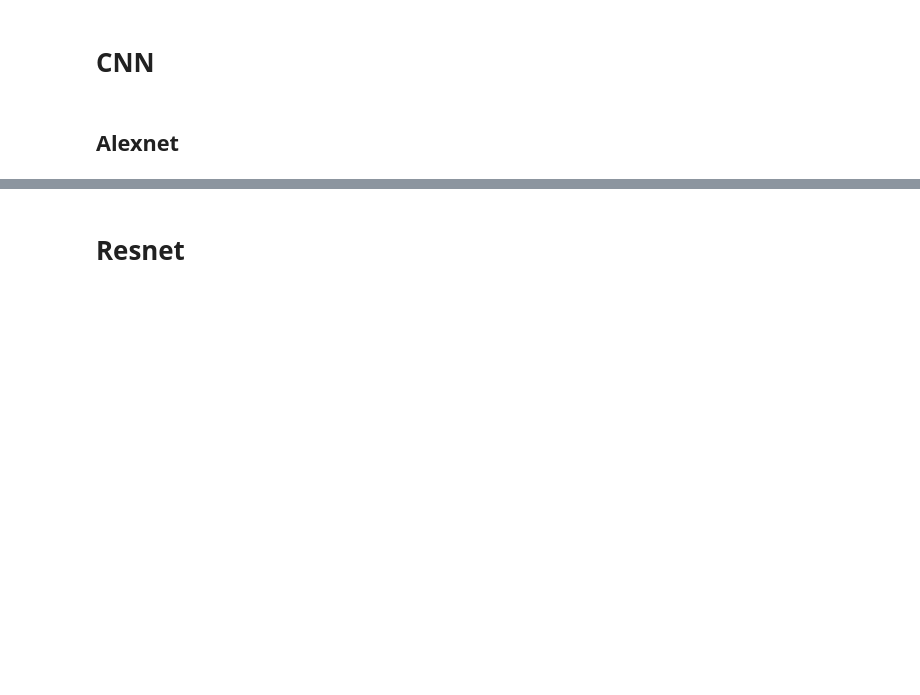
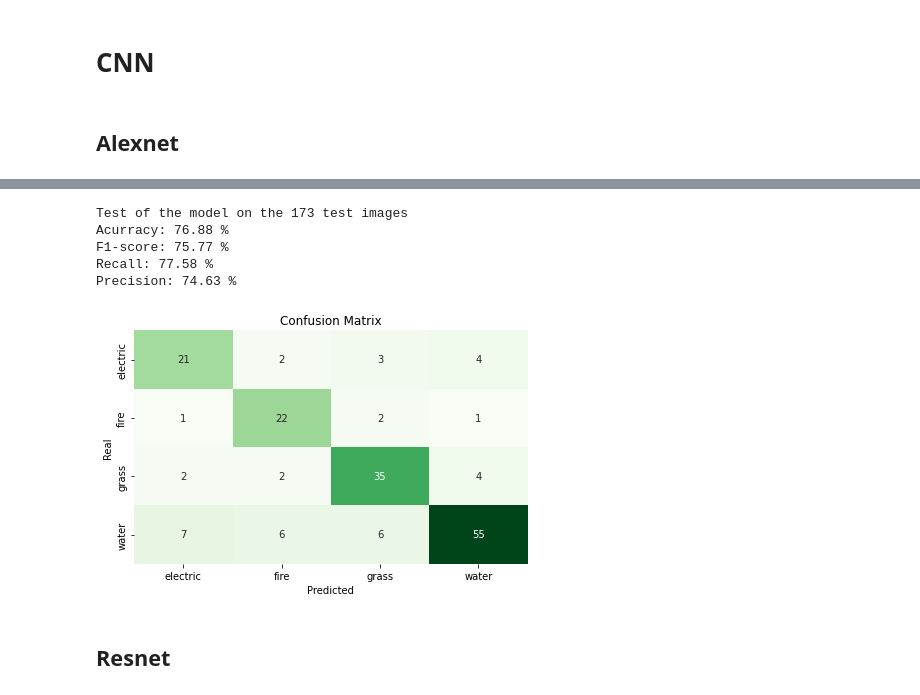
Before and after one commit to DiegoOrtizS/pokemon-CNN, a Jupyter notebook: Proyecto5/notebook.ipynb, the cells around one changed output, grey strips where cells are left out. Drawn from its saved outputs; the diff is of its cells as text; code cells hidden in the pictures; blank space fills up the shorter version.

```diff
--- a/Proyecto5/notebook.ipynb
+++ b/Proyecto5/notebook.ipynb
@@ -301,9 +301,17 @@ PATH_RES: str = "results/"
 # %%
 # test after train
 torch.manual_seed(1)
-test(model, "alexnet confusion matrix SGD epochs=100 lr=3e-4 weight_decay=0.005 momentum=0.9.png")
+# test(model, "alexnet confusion matrix batch_size=32 SGD epochs=100 lr=3e-4 weight_decay=0.005 momentum=0.9.png")
+# test(model, "alexnet confusion matrix SGD epochs=100 lr=3e-4 weight_decay=0.005 momentum=0.9.png")
 # test(model, "alexnet confusion matrix Adam epochs=100 lr=0.01.png")
 # test(model, "alexnet confusion (sin modificar classifier alexnet) matrix SGD epochs=100 lr=3e-4 weight_decay=0.005 momentum=0.9.png")
+# %% [output]
+Test of the model on the 173 test images
+Acurracy: 76.88 %
+F1-score: 75.77 %
+Recall: 77.58 %
+Precision: 74.63 %
+[figure, added]
 # %%
 plt.plot(train_loss, label="train loss")
 plt.plot(val_loss, label="val loss")
@@ -316,7 +325,7 @@ plt.savefig(PATH_RES+"alexnet loss SGD epochs=100 lr=3e-4 weight_decay=0.005 mom
 # plt.savefig(PATH_RES+"alexnet loss (sin modificar classifier alexnet) SGD epochs=100 lr=3e-4 weight_decay=0.005 momentum=0.9.png")
 # plt.show()
 # %% [markdown]
-# Resnet
+## Resnet
 # %%
 resnet18 = torchvision.models.resnet18(pretrained=True)
 for e in resnet18.parameters():
```
Also changed, not shown: parts of 12 cells of this notebook, 6 other files.
